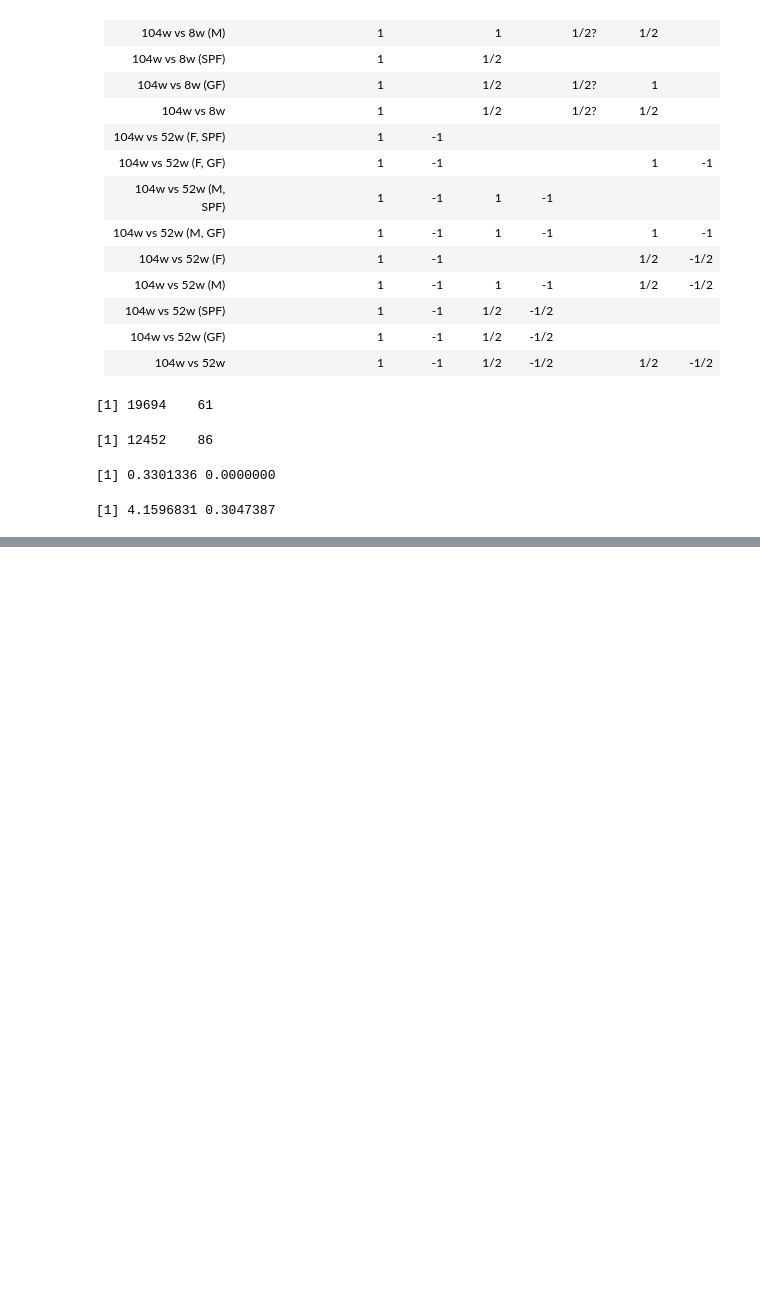
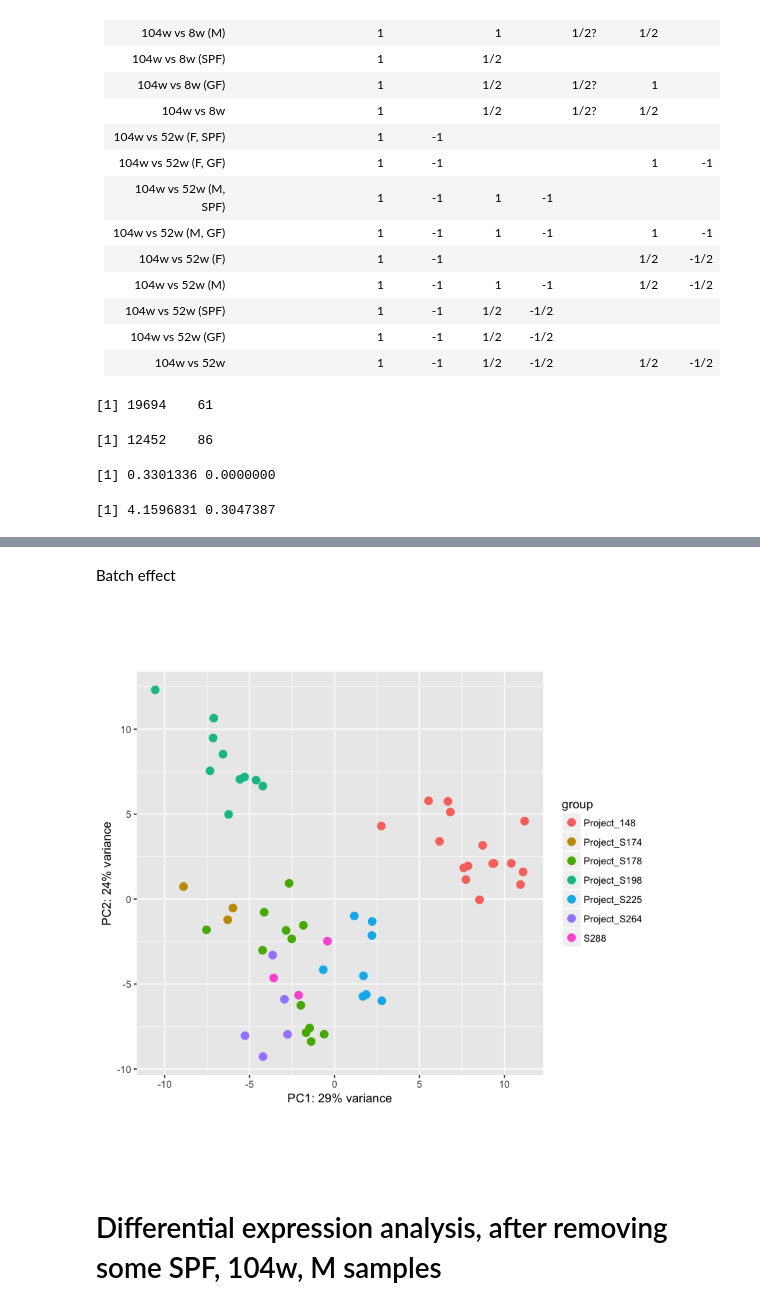
Before and after one commit to anuprulez/amma, a Jupyter notebook: src/dge_analysis.ipynb, the cells around one changed output, grey strips where cells are left out. Cells and saved outputs as stored; diff of their text form; code cells hidden in the pictures; blank space fills up the shorter version.

```diff
--- a/src/dge_analysis.ipynb
+++ b/src/dge_analysis.ipynb
@@ -1011,0 +974,8 @@ save(z_scores, file="../results/dge/z_scores.RData")
+# %% [markdown]
+Batch effect
+# %%
+plotPCA(vsd, intgroup = "project")
+# %% [output]
+[figure, added]
+# %% [markdown]
+# Differential expression analysis, after removing some SPF, 104w, M samples
```
Also changed, not shown: parts of 44 cells of this notebook, 34 other files.
